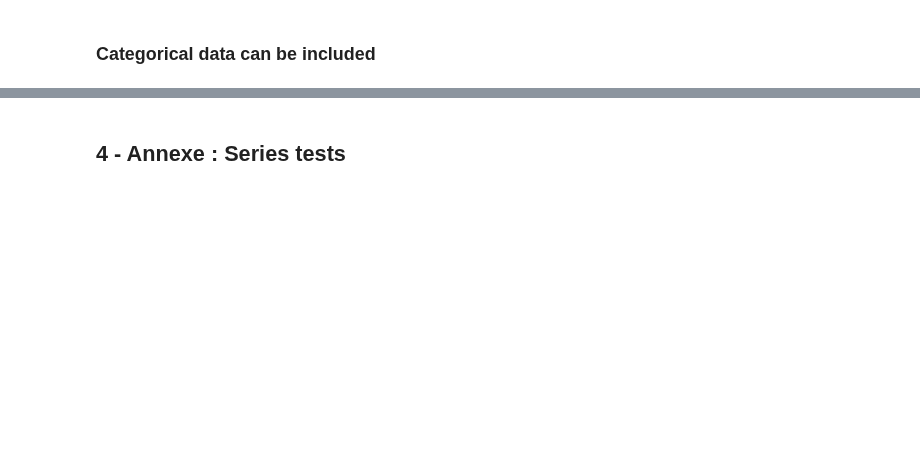
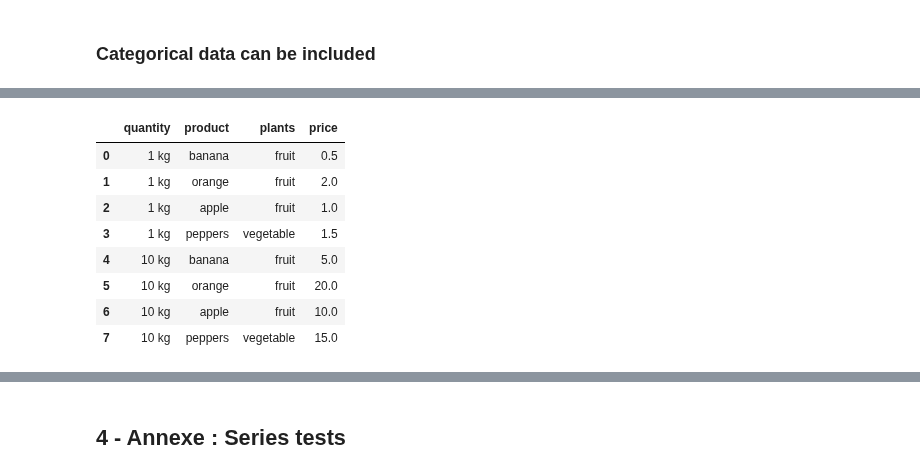
Before and after one commit to loco-philippe/NTV, a Jupyter notebook: example/example_pandas.ipynb, the cells around one changed output, grey strips where cells are left out. Drawn from its saved outputs; the diff is of its cells as text; code cells hidden in the pictures; blank space fills up the shorter version.

```diff
--- a/example/example_pandas.ipynb
+++ b/example/example_pandas.ipynb
@@ -435,0 +625,16 @@ print('\nis Json translation reversible ? ', df.equals(Ntv.obj(df).to_obj(format
+# %%
+df = pd.DataFrame({"quantity": ["1 kg", "1 kg", "1 kg", "1 kg", "10 kg", "10 kg", "10 kg", "10 kg"],
+                   "product": ["banana", "orange", "apple", "peppers", "banana", "orange", "apple", "peppers"],
+                   "plants": ["fruit", "fruit", "fruit", "vegetable", "fruit", "fruit", "fruit", "vegetable"],
+                   "price": [0.5, 2, 1, 1.5, 5, 20, 10, 15]})
+df
+# %% [output]
+|  | quantity | product | plants | price |
+| 0 | 1 kg | banana | fruit | 0.5 |
+| 1 | 1 kg | orange | fruit | 2.0 |
+| 2 | 1 kg | apple | fruit | 1.0 |
+| 3 | 1 kg | peppers | vegetable | 1.5 |
+| 4 | 10 kg | banana | fruit | 5.0 |
+| 5 | 10 kg | orange | fruit | 20.0 |
+| 6 | 10 kg | apple | fruit | 10.0 |
+| 7 | 10 kg | peppers | vegetable | 15.0 |
```
Also changed, not shown: parts of 24 cells of this notebook.
